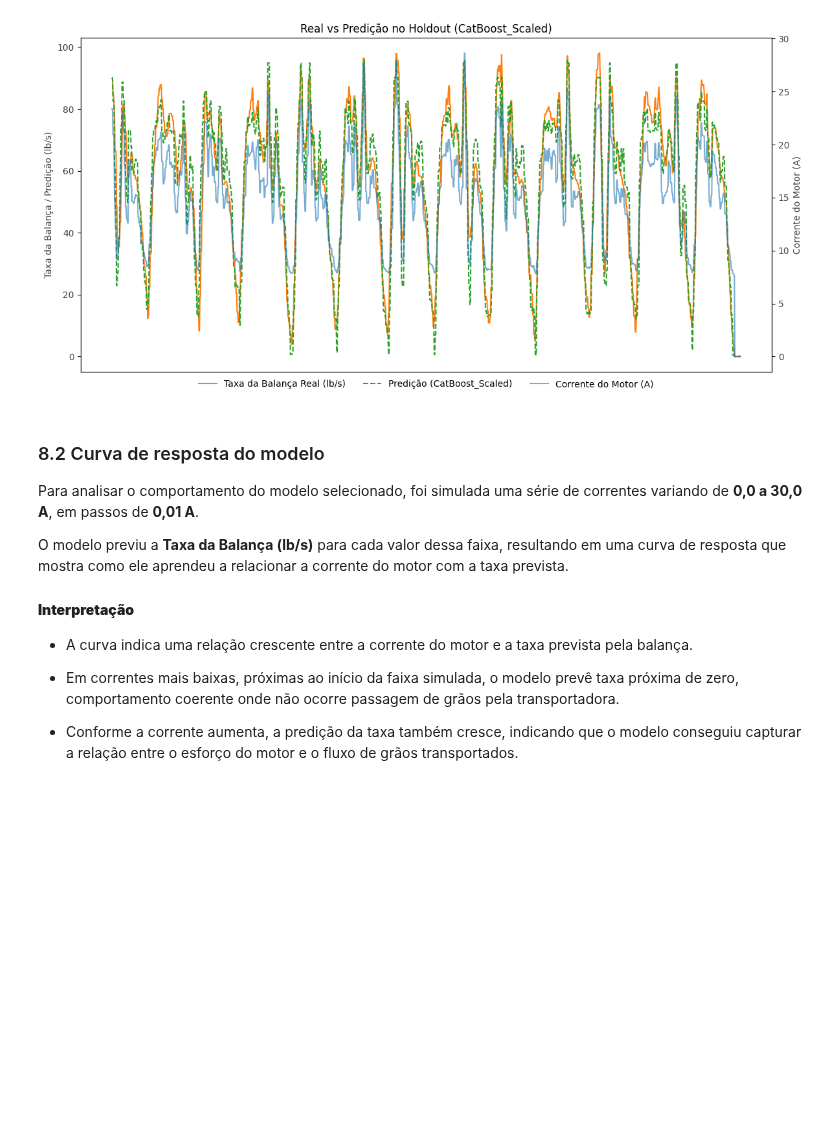
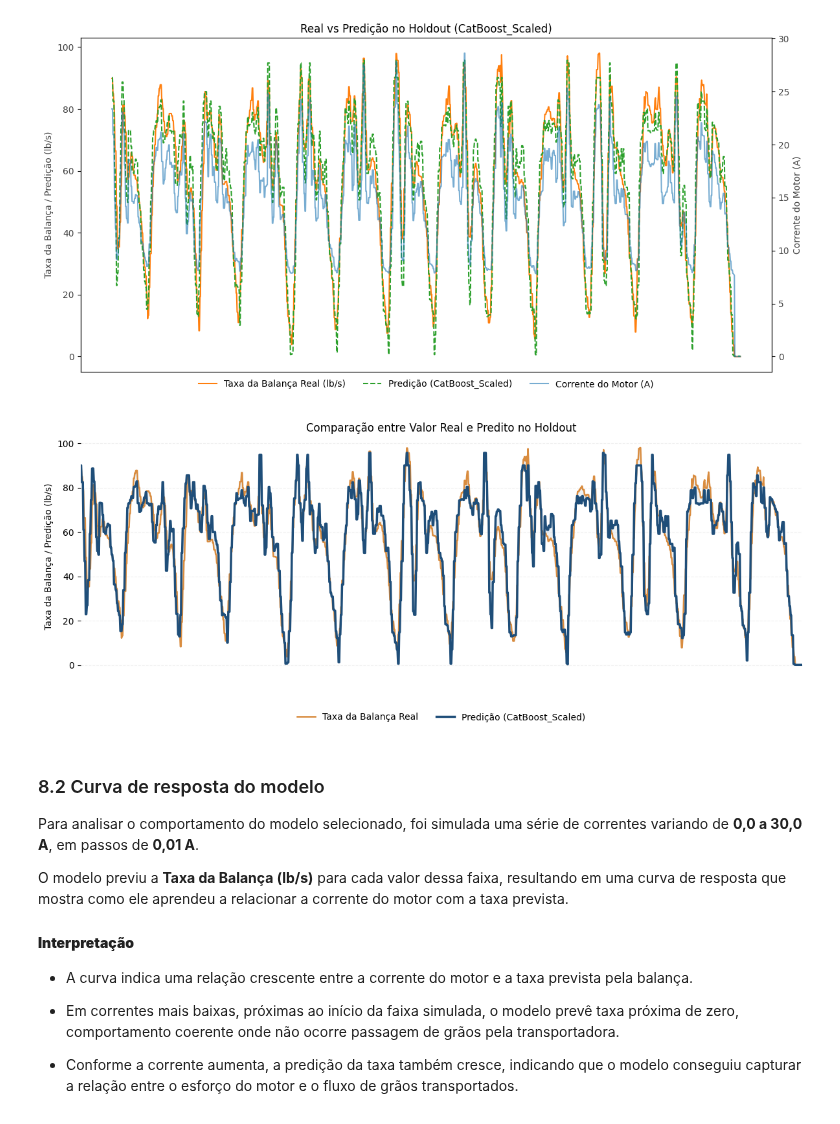
Before and after one commit to thaygorh/Machine-Learning-and-Analytics, a Jupyter notebook: mvp_machine_learning_and_analytics.ipynb, the cells around one changed output. Drawn from its saved outputs; the diff is of its cells as text; code cells hidden in the pictures; blank space fills up the shorter version.

```diff
--- a/mvp_machine_learning_and_analytics.ipynb
+++ b/mvp_machine_learning_and_analytics.ipynb
@@ -866,6 +866,66 @@ plt.tight_layout()
 plt.show()
 # %% [output]
 [figure]
+# %%
+# Comparação com área sombreada de erro
+
+plt.figure(figsize=(12, 5))
+ax = plt.gca()
+
+# Taxa real
+ax.plot(
+    y_holdout.index,
+    y_holdout.values,
+    color="#D98C3F",
+    linewidth=1.8,
+    label="Taxa da Balança Real"
+)
+
+# Predição
+ax.plot(
+    y_holdout.index,
+    y_pred_holdout,
+    color="#1F4E79",
+    linewidth=2.5,
+    label=f"Predição ({best_model_name})"
+)
+
+# Área do erro
+ax.fill_between(
+    y_holdout.index,
+    y_holdout.values,
+    y_pred_holdout,
+    color="#1F4E79",
+    alpha=0.08
+)
+
+# Remover bordas
+ax.spines["top"].set_visible(False)
+ax.spines["right"].set_visible(False)
+ax.spines["left"].set_visible(False)
+ax.spines["bottom"].set_visible(False)
+
+ax.margins(x=0)
+
+ax.set_xlabel("")
+ax.set_xticks([])
+ax.set_ylabel("Taxa da Balança / Predição (lb/s)")
+
+plt.title("Comparação entre Valor Real e Predito no Holdout")
+
+plt.legend(
+    loc="upper center",
+    bbox_to_anchor=(0.5, -0.12),
+    ncol=2,
+    frameon=False
+)
+
+plt.grid(True, linestyle="--", alpha=0.18)
+
+plt.tight_layout()
+plt.show()
+# %% [output]
+[figure, added]
 # %% [markdown]
 ### 8.2 Curva de resposta do modelo
 
```
